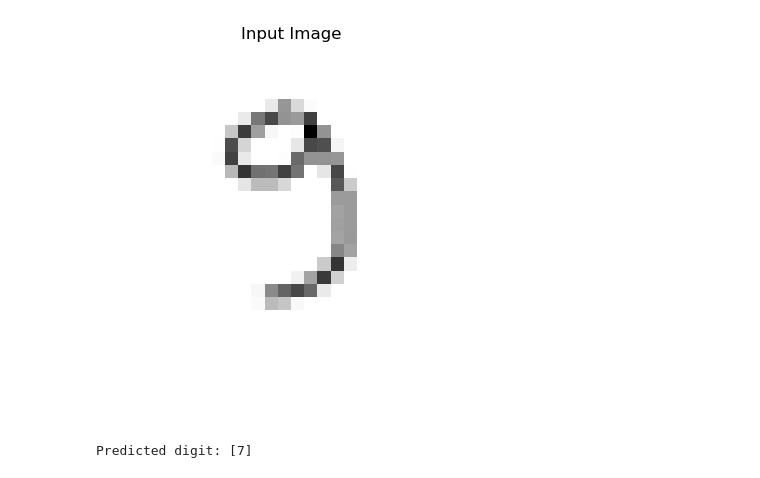
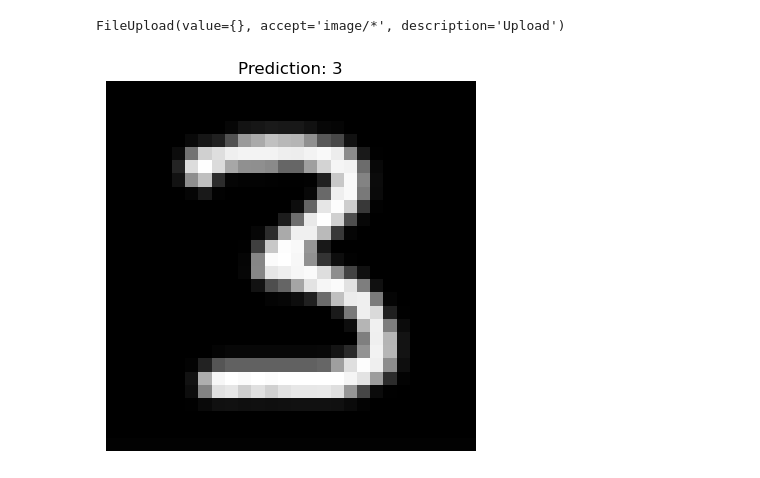
Before and after one commit to meli20002/classification_with_nn, a Jupyter notebook: rn_for_minst.ipynb, the cells around one changed output. Saved outputs shown, nothing was run; the diff lists cells and outputs as text; code cells hidden in the pictures.

```diff
--- a/rn_for_minst.ipynb
+++ b/rn_for_minst.ipynb
@@ -300,20 +290,47 @@ Predicted digit: [3]
 # %%
 import pickle
 # %%
-
-with open("model.pkl", "wb") as file:
-    pickle.dump(parameters, file)
+#loading the model into a file
+#with open("model_minst_scratch.pkl", "wb") as file:
+   # pickle.dump(parameters, file)
 # %%
+#loading the model already saved in model_minst_scratch.pkl file
 
-
-with open ("model.pkl","rb") as file:
+with open ("model_minst_scratch.pkl","rb") as file:
     parameters = pickle.load(file)
-
-
-
-img_vector = preprocess_image('images\im11.png')
-pred = predict(img_vector, parameters)
-print(f"Predicted digit: {pred}")
-# %% [output]
-[figure, removed]
-Predicted digit: [7]
+# %%
+from PIL import Image
+import numpy as np
+from IPython.display import display
+import ipywidgets as widgets
+import io
+
+import matplotlib.pyplot as plt
+
+# Upload and preprocess image
+
+uploader = widgets.FileUpload(accept='image/*', multiple=False)
+display(uploader)
+
+def on_upload_change(change):
+    if uploader.value:
+        # Get uploaded file
+        file_info = next(iter(uploader.value.values()))
+        img = Image.open(io.BytesIO(file_info['content'])).convert('L')  # convert to grayscale
+        img = img.resize((28, 28))  # resize to 28x28
+        img_arr = np.array(img) / 255.0  # normalize
+        img_arr = img_arr.reshape(784, 1)  # flatten for model
+
+        # Predict
+        pred = predict(img_arr, parameters)
+
+        # Show image and prediction
+        plt.imshow(img, cmap='gray')
+        plt.title(f'Prediction: {pred[0]}')
+        plt.axis('off')
+        plt.show()
+
+uploader.observe(on_upload_change, names='value')
+# %% [output]
+FileUpload(value={}, accept='image/*', description='Upload')
+[figure, added]
```
Also changed, not shown: parts of 8 cells of this notebook, 35 other files.
